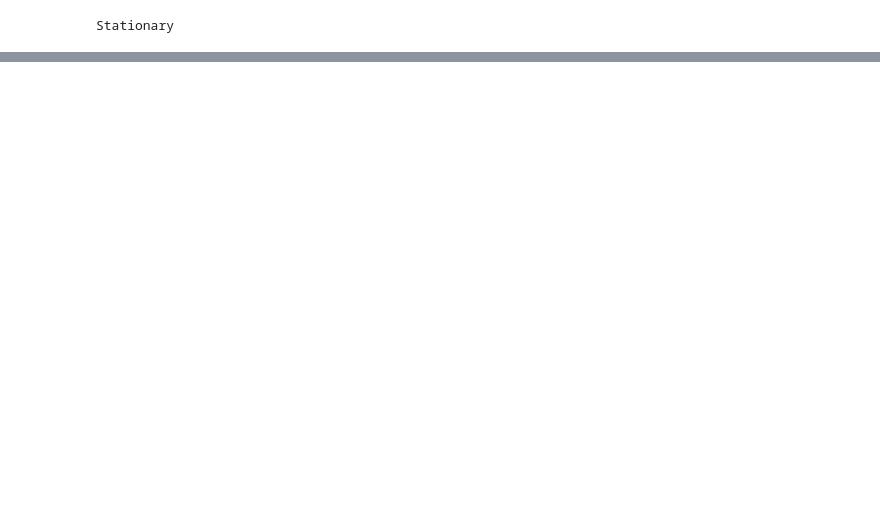
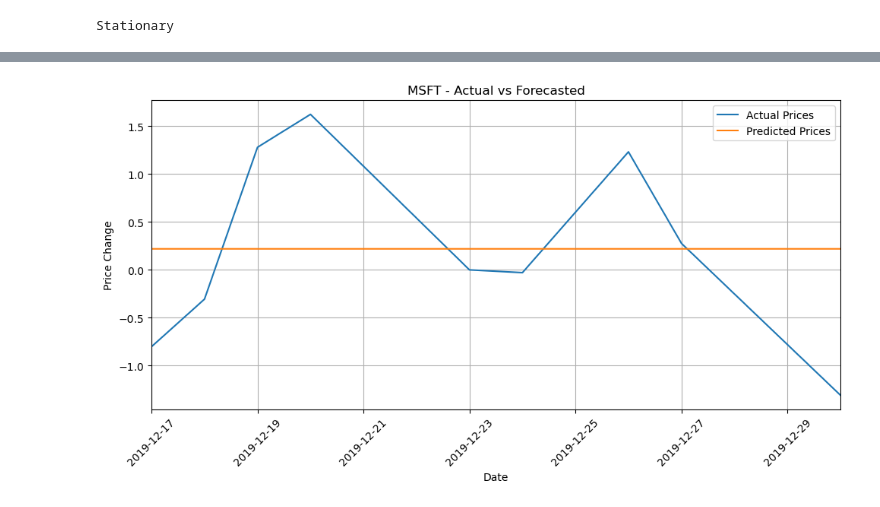
Before and after one commit to LeonardoSMSoares/Economics-Finance-2, a Jupyter notebook: Advanced Forecasting with Python/AFWP 02 - Fundamental Time Series Models.ipynb, the cells around one changed output, grey strips where cells are left out. Cells and saved outputs as stored; diff of their text form; code cells hidden in the pictures; blank space fills up the shorter version.

```diff
--- a/Advanced Forecasting with Python/AFWP 02 - Univariate Time Series Models.ipynb
+++ b/Advanced Forecasting with Python/AFWP 02 - Fundamental Time Series Models.ipynb
@@ -686,0 +750,22 @@ print(r2_score(orig_data, pred))
+# %%
+# Ensure test has datetime index
+test_series = test['MSFT'] if isinstance(test, pd.DataFrame) else test
+
+# Plot actual vs forecasted values with aligned indices
+plt.figure(figsize=(10, 5))
+plt.plot(test_series.index, test_series.values, label='Actual Prices')            # x: Date, y: Actual
+plt.plot(test_series.index[-len(fcst):], fcst.values, label='Predicted Prices')   # Align forecast with the last part of actual data
+
+# Styling
+plt.xlabel('Date')
+plt.ylabel('Price Change')
+plt.title('MSFT - Actual vs Forecasted')
+plt.xlim(pd.to_datetime('2019-12-17'), pd.to_datetime('2019-12-30'))
+plt.legend()
+plt.grid(True)
+plt.tight_layout()
+plt.xticks(rotation=45)
+
+plt.show()
+# %% [output]
+[figure, added]
```
Also changed, not shown: parts of 23 cells of this notebook.
